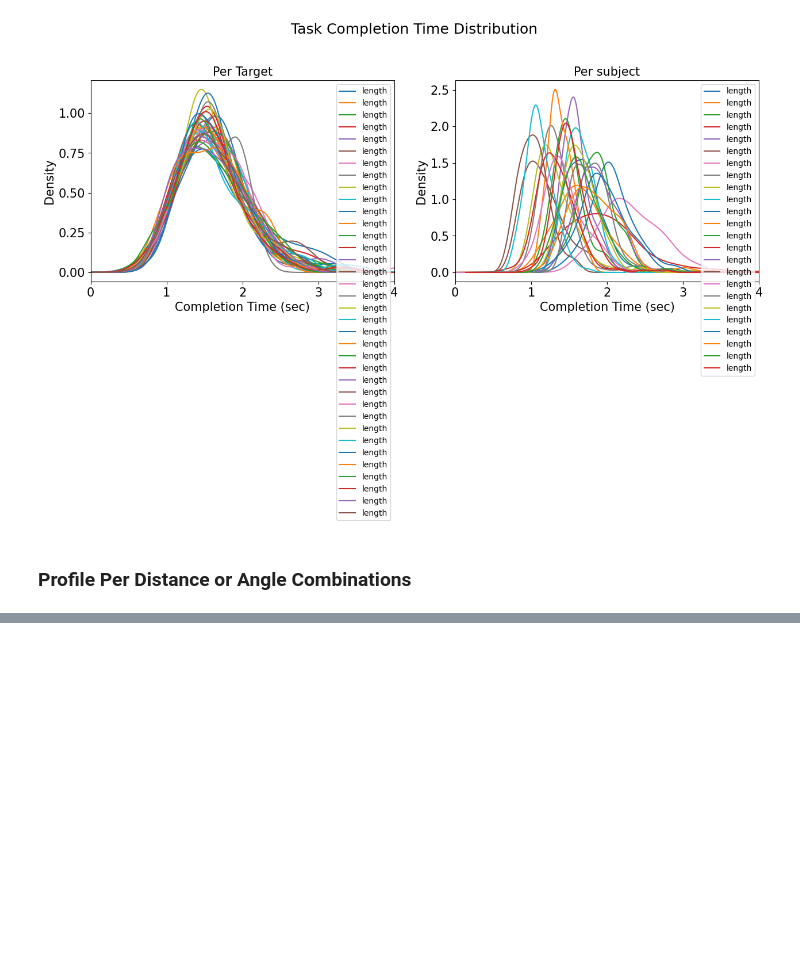
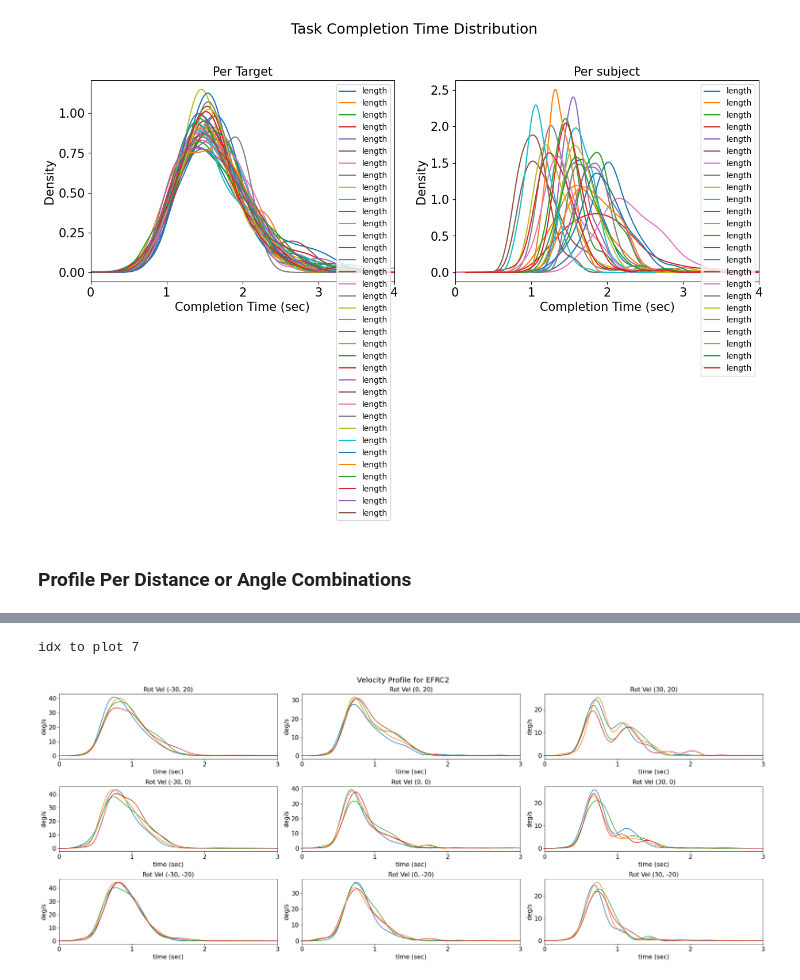
Before and after one commit to gitscade/stats, a Jupyter notebook: 05_temporal.ipynb, the cells around one changed output, grey strips where cells are left out. Saved outputs shown, nothing was run; the diff lists cells and outputs as text; code cells hidden in the pictures; blank space fills up the shorter version.

```diff
--- a/05_temporal.ipynb
+++ b/05_temporal.ipynb
@@ -574,0 +984,5 @@ def butter_lowpass_filter(data, cutoff, fs, order=5):
+# %%
+plot_velocity_profile_per_angle(ffile, sfile, dffile, PARAMS)
+# %% [output]
+idx to plot 7
+[figure, added]
```
Also changed, not shown: parts of 4 cells of this notebook.
